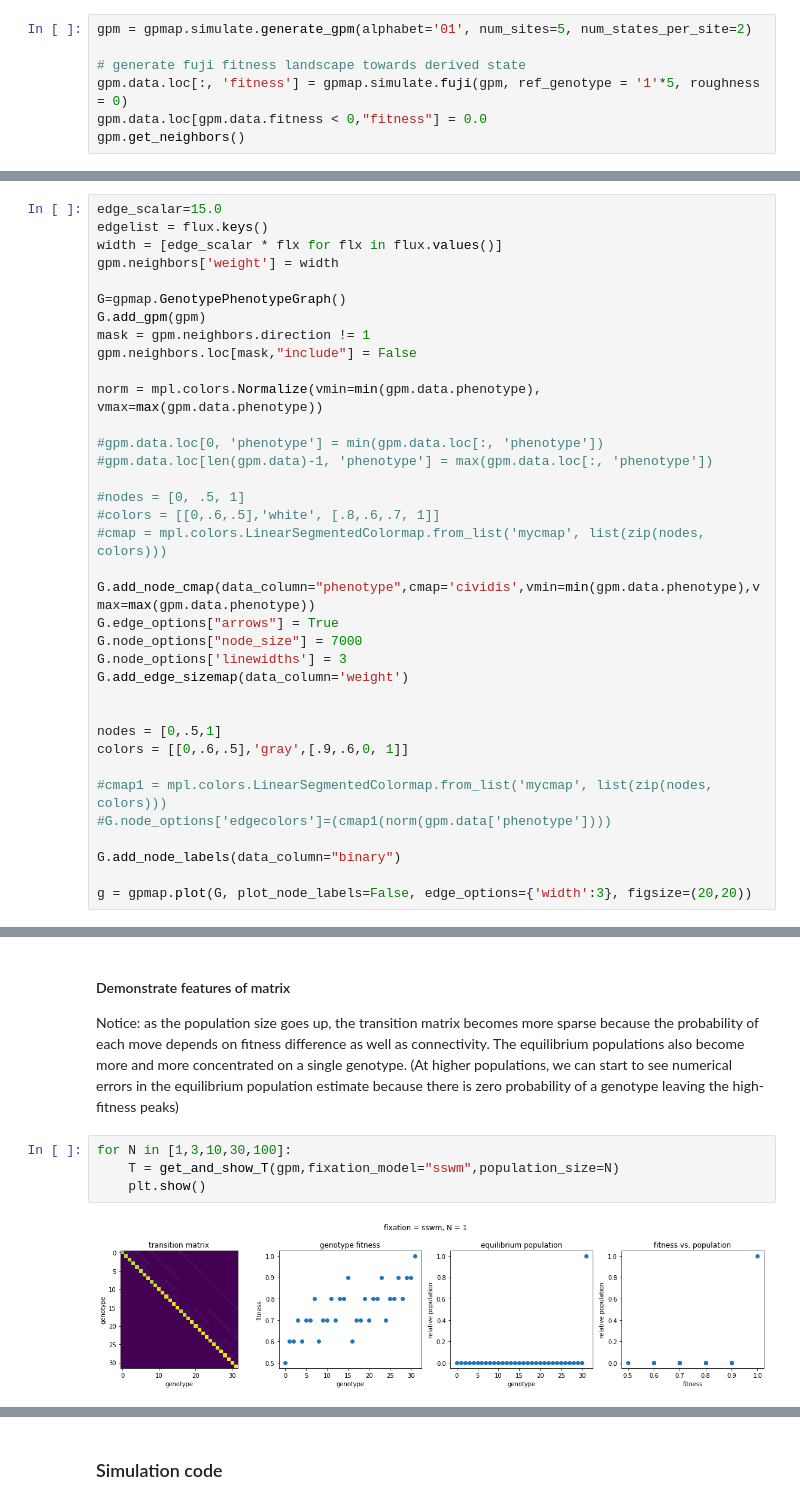
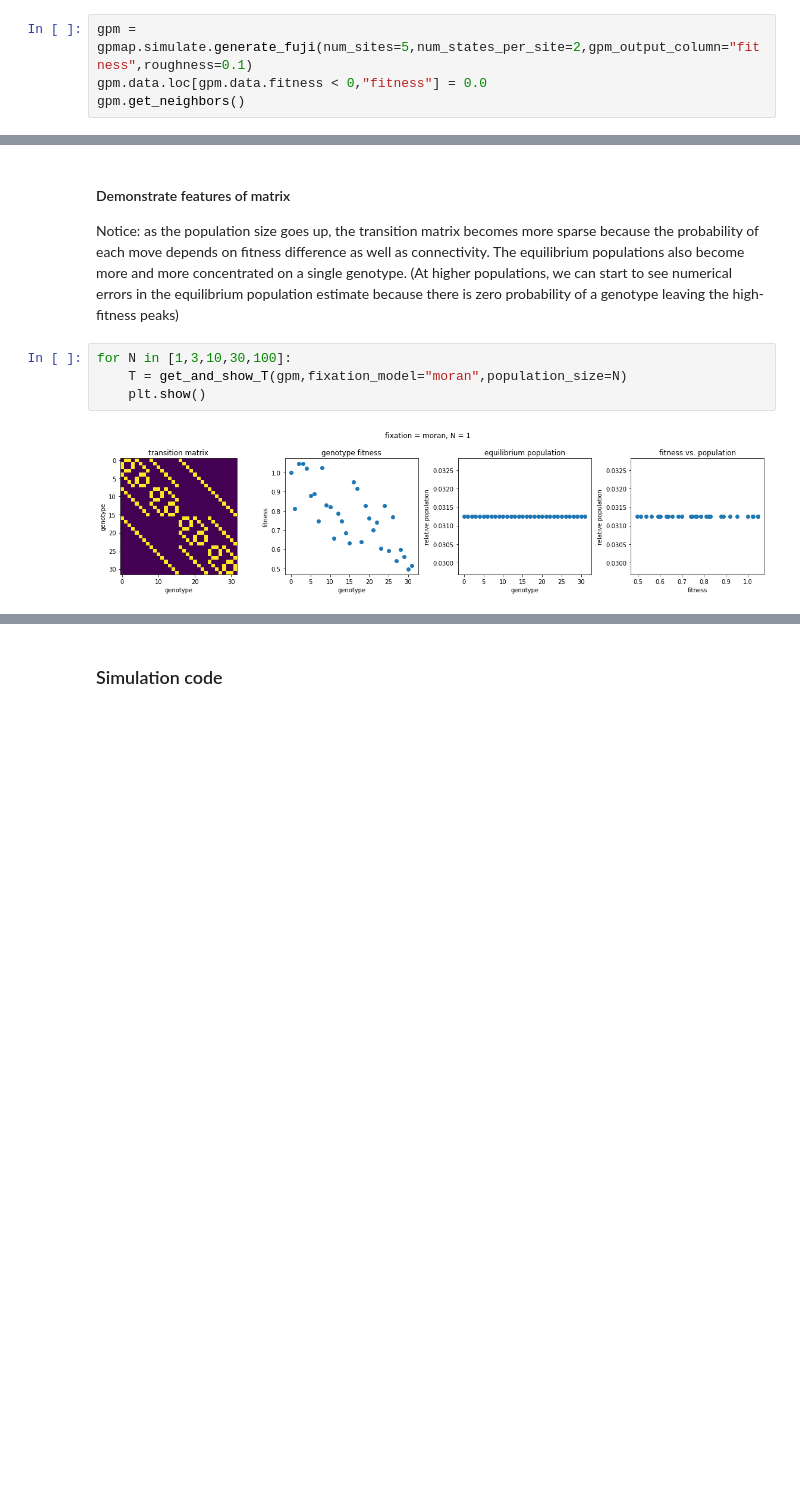
Before and after one commit to harmsm/gpvolve, a Jupyter notebook: examples/documentation.ipynb, the cells around one changed output, grey strips where cells are left out. Saved outputs shown, nothing was run; the diff lists cells and outputs as text; blank space fills up the shorter version.

```diff
--- a/examples/documentation.ipynb
+++ b/examples/documentation.ipynb
@@ -13,10 +13,7 @@ from matplotlib import pyplot as plt
 # %% [markdown]
 #### Generate a rough mount fuji map with 5 sites that can each have 2 states
 # %%
-gpm = gpmap.simulate.generate_gpm(alphabet='01', num_sites=5, num_states_per_site=2)
-
-# generate fuji fitness landscape towards derived state
-gpm.data.loc[:, 'fitness'] = gpmap.simulate.fuji(gpm, ref_genotype = '1'*5, roughness = 0)
+gpm = gpmap.simulate.generate_fuji(num_sites=5,num_states_per_site=2,gpm_output_column="fitness",roughness=0.1)
 gpm.data.loc[gpm.data.fitness < 0,"fitness"] = 0.0
 gpm.get_neighbors()
 # %% [markdown]
@@ -124,36 +88,0 @@ entropy(pprob)
-# %%
-edge_scalar=15.0
-edgelist = flux.keys()
-width = [edge_scalar * flx for flx in flux.values()]
-gpm.neighbors['weight'] = width
-
-G=gpmap.GenotypePhenotypeGraph()
-G.add_gpm(gpm)
-mask = gpm.neighbors.direction != 1
-gpm.neighbors.loc[mask,"include"] = False
-
-norm = mpl.colors.Normalize(vmin=min(gpm.data.phenotype), vmax=max(gpm.data.phenotype))
-
-#gpm.data.loc[0, 'phenotype'] = min(gpm.data.loc[:, 'phenotype'])
-#gpm.data.loc[len(gpm.data)-1, 'phenotype'] = max(gpm.data.loc[:, 'phenotype'])
-
-#nodes = [0, .5, 1]
-#colors = [[0,.6,.5],'white', [.8,.6,.7, 1]]
-#cmap = mpl.colors.LinearSegmentedColormap.from_list('mycmap', list(zip(nodes, colors)))
-
-G.add_node_cmap(data_column="phenotype",cmap='cividis',vmin=min(gpm.data.phenotype),vmax=max(gpm.data.phenotype))
-G.edge_options["arrows"] = True
-G.node_options["node_size"] = 7000
-G.node_options['linewidths'] = 3
-G.add_edge_sizemap(data_column='weight')
-
-
-nodes = [0,.5,1]
-colors = [[0,.6,.5],'gray',[.9,.6,0, 1]]
-
-#cmap1 = mpl.colors.LinearSegmentedColormap.from_list('mycmap', list(zip(nodes, colors)))
-#G.node_options['edgecolors']=(cmap1(norm(gpm.data['phenotype'])))
-
-G.add_node_labels(data_column="binary")
-
-g = gpmap.plot(G, plot_node_labels=False, edge_options={'width':3}, figsize=(20,20))
@@ -285,7 +209,7 @@ start to see numerical errors in the equilibrium population estimate because
 there is zero probability of a genotype leaving the high-fitness peaks)
 # %%
 for N in [1,3,10,30,100]:
-    T = get_and_show_T(gpm,fixation_model="sswm",population_size=N)
+    T = get_and_show_T(gpm,fixation_model="moran",population_size=N)
     plt.show()
 # %% [output]
-[figure, old version]
+[figure, new version]
```
Also changed, not shown: parts of 10 cells of this notebook.
